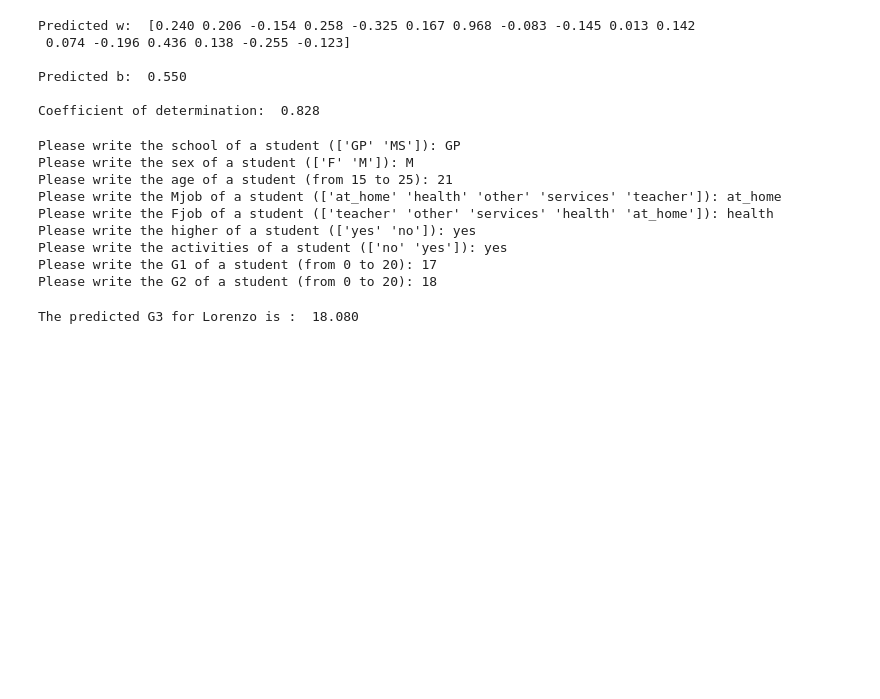
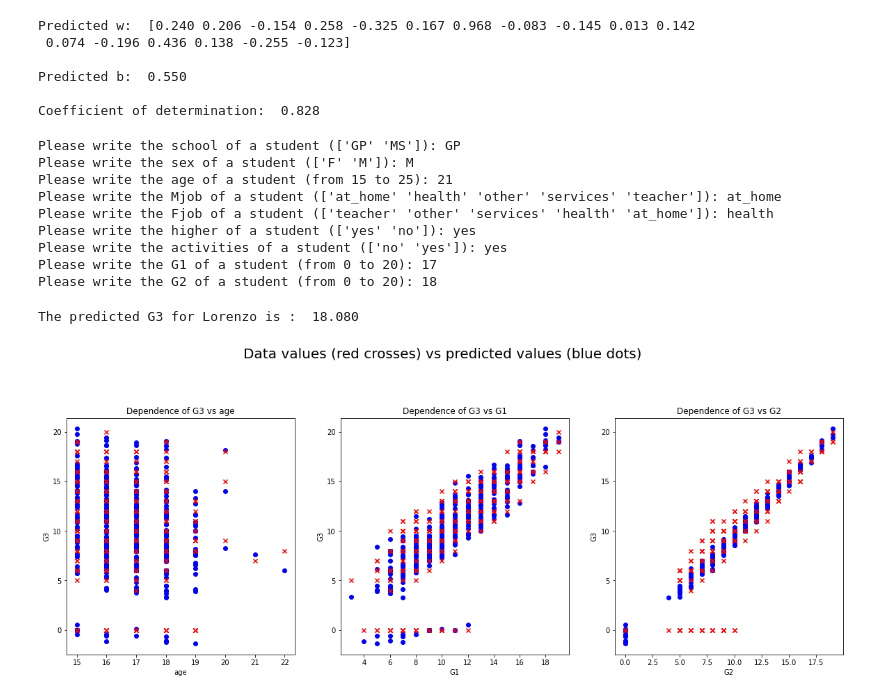
Before and after one commit to MishkaKnizhka98/Project, a Jupyter notebook: Untitled1.ipynb, the cells around one changed output. Cells and saved outputs as stored; diff of their text form; code cells hidden in the pictures; blank space fills up the shorter version.

```diff
--- a/Untitled1.ipynb
+++ b/Untitled1.ipynb
@@ -79,3 +79,7 @@ y_pred = mf.predict(lorenzo_dummy, w, b)
 print("The predicted G3 for Lorenzo is : ", "%.3f" % y_pred)
 # %% [output]
 The predicted G3 for Lorenzo is :  18.080
+# %%
+mf.plot(x, y, w, b)
+# %% [output]
+[figure, added]
```
Also changed, not shown: 5 other files.
